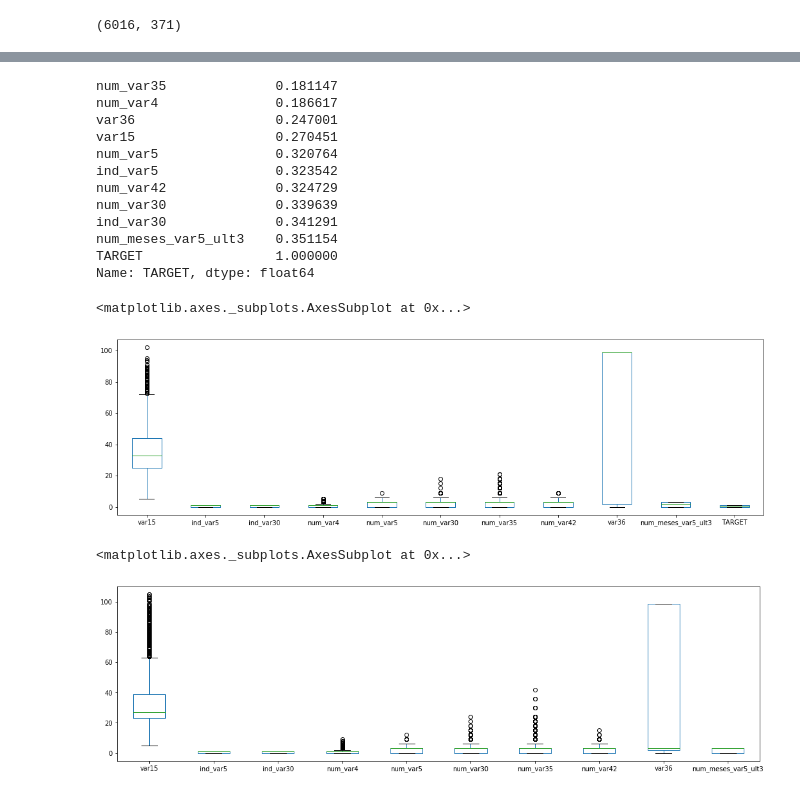
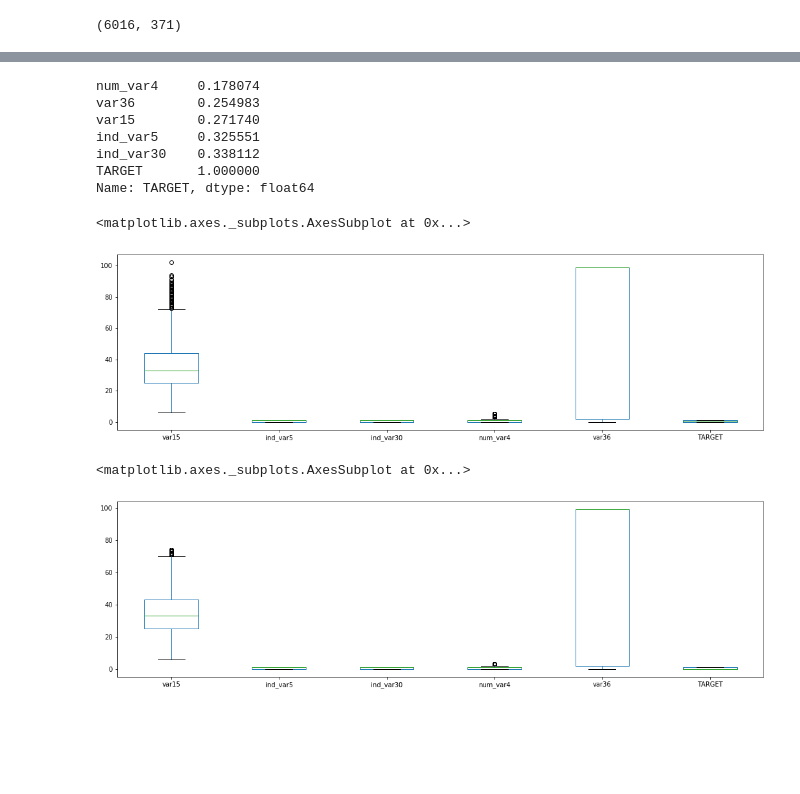
Before and after one commit to gustavomccoelho/Customer-Satisfaction-Prediction, a Jupyter notebook: code/Exploratory-Analysis.ipynb, the cells around one changed output, grey strips where cells are left out. Cells and saved outputs as stored; diff of their text form; code cells hidden in the pictures; blank space fills up the shorter version.

```diff
--- a/code/Exploratory-Analysis.ipynb
+++ b/code/Exploratory-Analysis.ipynb
@@ -67,12 +76,17 @@ train2[train2["TARGET"] == 0].shape
+# %%
+train3 = train2.drop(train2.columns[aux], axis = 1)
+# %%
+train3 = train3.drop("ID",1)
 # %%
-# Removing columns with correlation lower than 0.15 to the target variable
+# Removing columns with correlation lower than 0.13 to the target variable
 
-train_corr = train2.corr(method = 'pearson')["TARGET"]
+train_corr = train3.corr(method = 'pearson')["TARGET"]
 train_corr = train_corr.fillna(0)
+train4 = train3
 
-train3 = train2
-test2 = test1
-for i in range(len(train_corr)):
-    if abs(train_corr[i]) < 0.15:
-        train3 = train3.drop(train_corr.index[i],1)
-        test2 = test2.drop(train_corr.index[i],1)
+i = len(train_corr) - 2
+
+while i >= 0:
+    if abs(train_corr[i]) < 0.13:
+        train4 = train4.drop(train_corr.index[i],1)
+    i -= 1
@@ -105,25 +109,24 @@ test2.describe()
 # %%
-abs(train3.corr(method = 'pearson')["TARGET"]).sort_values()
+abs(train4.corr(method = 'pearson')["TARGET"]).sort_values()
 # %% [output]
-num_var35              0.181147
-num_var4               0.186617
-var36                  0.247001
-var15                  0.270451
-num_var5               0.320764
-ind_var5               0.323542
-num_var42              0.324729
-num_var30              0.339639
-ind_var30              0.341291
-num_meses_var5_ult3    0.351154
-TARGET                 1.000000
+num_var4     0.178074
+var36        0.254983
+var15        0.271740
+ind_var5     0.325551
+ind_var30    0.338112
+TARGET       1.000000
 Name: TARGET, dtype: float64
 # %%
-train3.boxplot(grid = False, figsize = (18,5))
+train4.boxplot(grid = False, figsize = (18,5))
 # %% [output]
 <matplotlib.axes._subplots.AxesSubplot at 0x...>
-[figure, old version]
+[figure, new version]
+# %%
+# Removing outliers
+
+train5 = train4[(np.abs(stats.zscore(train4)) < 3).all(axis=1)]
 # %%
-test2.boxplot(grid = False, figsize = (18,5))
+train5.boxplot(grid = False, figsize = (18,5))
 # %% [output]
 <matplotlib.axes._subplots.AxesSubplot at 0x...>
-[figure, old version]
+[figure, new version]
```
Also changed, not shown: parts of 17 cells of this notebook, 2 other files.
